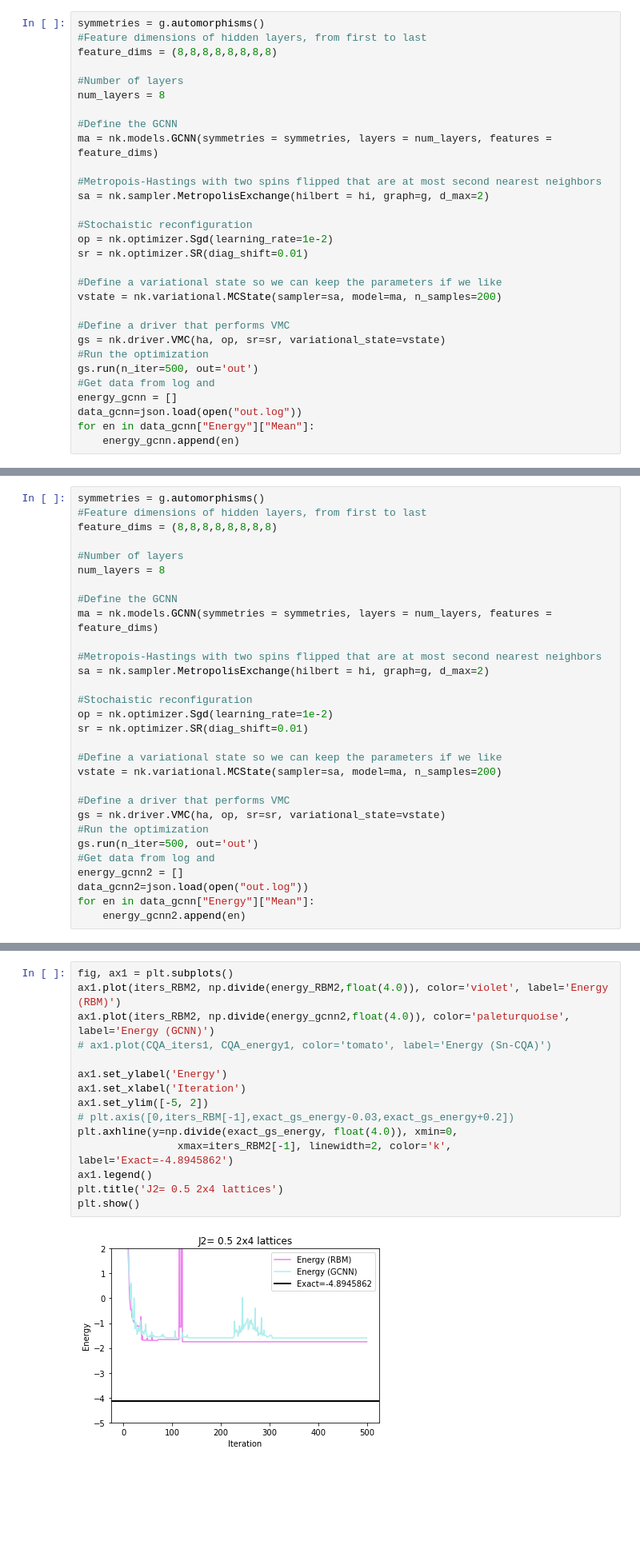
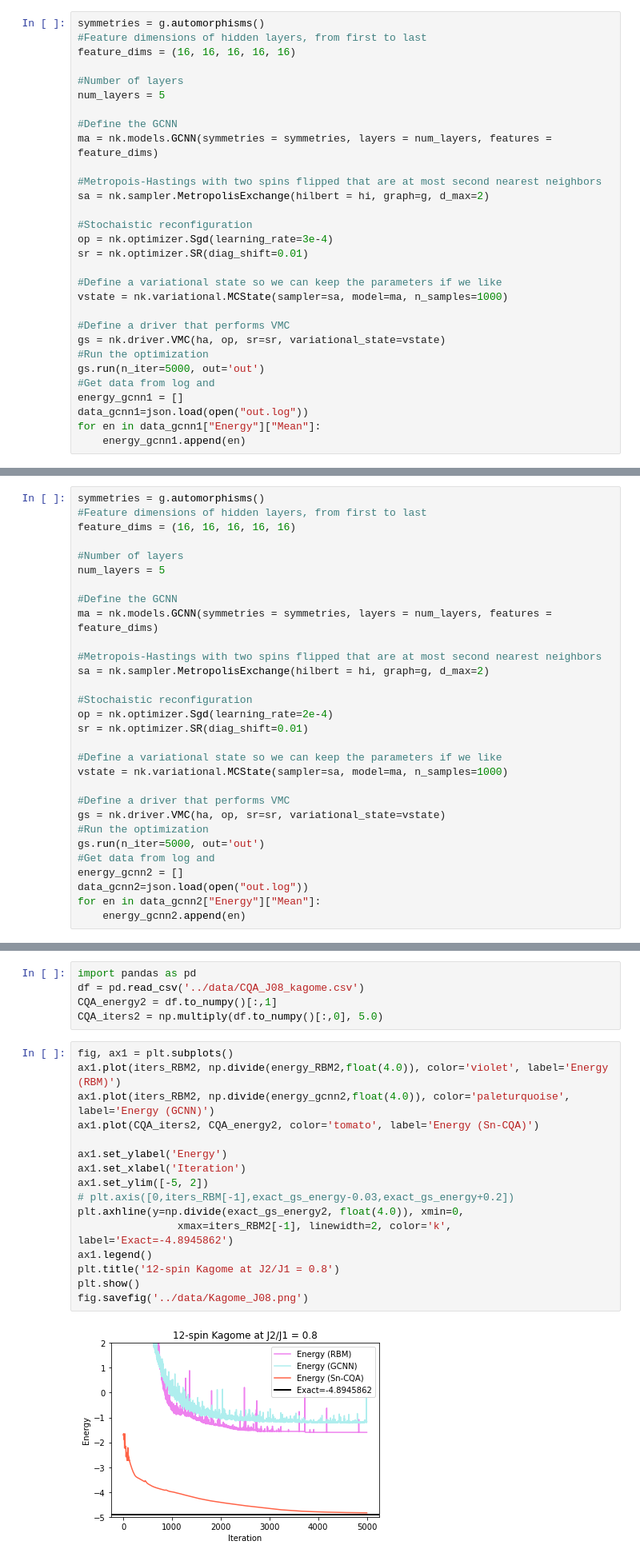
Before and after one commit to hanzheng98/Sn-CQA, a Jupyter notebook: codes/Netket_kagomme.ipynb, the cells around one changed output, grey strips where cells are left out. Shown at 80% size. Cells and saved outputs as stored; diff of their text form; blank space fills up the shorter version.

```diff
--- a/codes/Netket_kagomme.ipynb
+++ b/codes/Netket_kagomme.ipynb
@@ -120,10 +117,10 @@ The RBM calculation took 11.848694086074829 seconds
 # %%
 symmetries = g.automorphisms()
 #Feature dimensions of hidden layers, from first to last
-feature_dims = (8,8,8,8,8,8,8,8)
+feature_dims = (16, 16, 16, 16, 16)
 
 #Number of layers
-num_layers = 8
+num_layers = 5
 
 #Define the GCNN
 ma = nk.models.GCNN(symmetries = symmetries, layers = num_layers, features = feature_dims)
@@ -132,18 +129,18 @@ ma = nk.models.GCNN(symmetries = symmetries, layers = num_layers, features = fea
 sa = nk.sampler.MetropolisExchange(hilbert = hi, graph=g, d_max=2)
 
 #Stochaistic reconfiguration
-op = nk.optimizer.Sgd(learning_rate=1e-2)
+op = nk.optimizer.Sgd(learning_rate=3e-4)
 sr = nk.optimizer.SR(diag_shift=0.01)
 
 #Define a variational state so we can keep the parameters if we like
-vstate = nk.variational.MCState(sampler=sa, model=ma, n_samples=200)
+vstate = nk.variational.MCState(sampler=sa, model=ma, n_samples=1000)
 
 #Define a driver that performs VMC
 gs = nk.driver.VMC(ha, op, sr=sr, variational_state=vstate)
 #Run the optimization
-gs.run(n_iter=500, out='out')
+gs.run(n_iter=5000, out='out')
 #Get data from log and
-energy_gcnn = []
-data_gcnn=json.load(open("out.log"))
-for en in data_gcnn["Energy"]["Mean"]:
-    energy_gcnn.append(en)
+energy_gcnn1 = []
+data_gcnn1=json.load(open("out.log"))
+for en in data_gcnn1["Energy"]["Mean"]:
+    energy_gcnn1.append(en)
@@ -253,10 +271,10 @@ The RBM calculation took 21.968578100204468 seconds
 # %%
 symmetries = g.automorphisms()
 #Feature dimensions of hidden layers, from first to last
-feature_dims = (8,8,8,8,8,8,8,8)
+feature_dims = (16, 16, 16, 16, 16)
 
 #Number of layers
-num_layers = 8
+num_layers = 5
 
 #Define the GCNN
 ma = nk.models.GCNN(symmetries = symmetries, layers = num_layers, features = feature_dims)
@@ -265,18 +283,18 @@ ma = nk.models.GCNN(symmetries = symmetries, layers = num_layers, features = fea
 sa = nk.sampler.MetropolisExchange(hilbert = hi, graph=g, d_max=2)
 
 #Stochaistic reconfiguration
-op = nk.optimizer.Sgd(learning_rate=1e-2)
+op = nk.optimizer.Sgd(learning_rate=2e-4)
 sr = nk.optimizer.SR(diag_shift=0.01)
 
 #Define a variational state so we can keep the parameters if we like
-vstate = nk.variational.MCState(sampler=sa, model=ma, n_samples=200)
+vstate = nk.variational.MCState(sampler=sa, model=ma, n_samples=1000)
 
 #Define a driver that performs VMC
 gs = nk.driver.VMC(ha, op, sr=sr, variational_state=vstate)
 #Run the optimization
-gs.run(n_iter=500, out='out')
+gs.run(n_iter=5000, out='out')
 #Get data from log and
 energy_gcnn2 = []
 data_gcnn2=json.load(open("out.log"))
-for en in data_gcnn["Energy"]["Mean"]:
+for en in data_gcnn2["Energy"]["Mean"]:
     energy_gcnn2.append(en)
@@ -283,17 +304,23 @@ for en in data_gcnn["Energy"]["Mean"]:
+# %%
+import pandas as pd
+df = pd.read_csv('../data/CQA_J08_kagome.csv')
+CQA_energy2 = df.to_numpy()[:,1]
+CQA_iters2 = np.multiply(df.to_numpy()[:,0], 5.0)
 # %%
 fig, ax1 = plt.subplots()
 ax1.plot(iters_RBM2, np.divide(energy_RBM2,float(4.0)), color='violet', label='Energy (RBM)')
 ax1.plot(iters_RBM2, np.divide(energy_gcnn2,float(4.0)), color='paleturquoise', label='Energy (GCNN)')
-# ax1.plot(CQA_iters1, CQA_energy1, color='tomato', label='Energy (Sn-CQA)')
+ax1.plot(CQA_iters2, CQA_energy2, color='tomato', label='Energy (Sn-CQA)')
 
 ax1.set_ylabel('Energy')
 ax1.set_xlabel('Iteration')
 ax1.set_ylim([-5, 2])
 # plt.axis([0,iters_RBM[-1],exact_gs_energy-0.03,exact_gs_energy+0.2])
-plt.axhline(y=np.divide(exact_gs_energy, float(4.0)), xmin=0,
+plt.axhline(y=np.divide(exact_gs_energy2, float(4.0)), xmin=0,
                 xmax=iters_RBM2[-1], linewidth=2, color='k', label='Exact=-4.8945862')
 ax1.legend()
-plt.title('J2= 0.5 2x4 lattices')
+plt.title('12-spin Kagome at J2/J1 = 0.8')
 plt.show()
+fig.savefig('../data/Kagome_J08.png')
 # %% [output]
-[figure, old version]
+[figure, new version]
```
Also changed, not shown: parts of 12 cells of this notebook, 10 other files.
